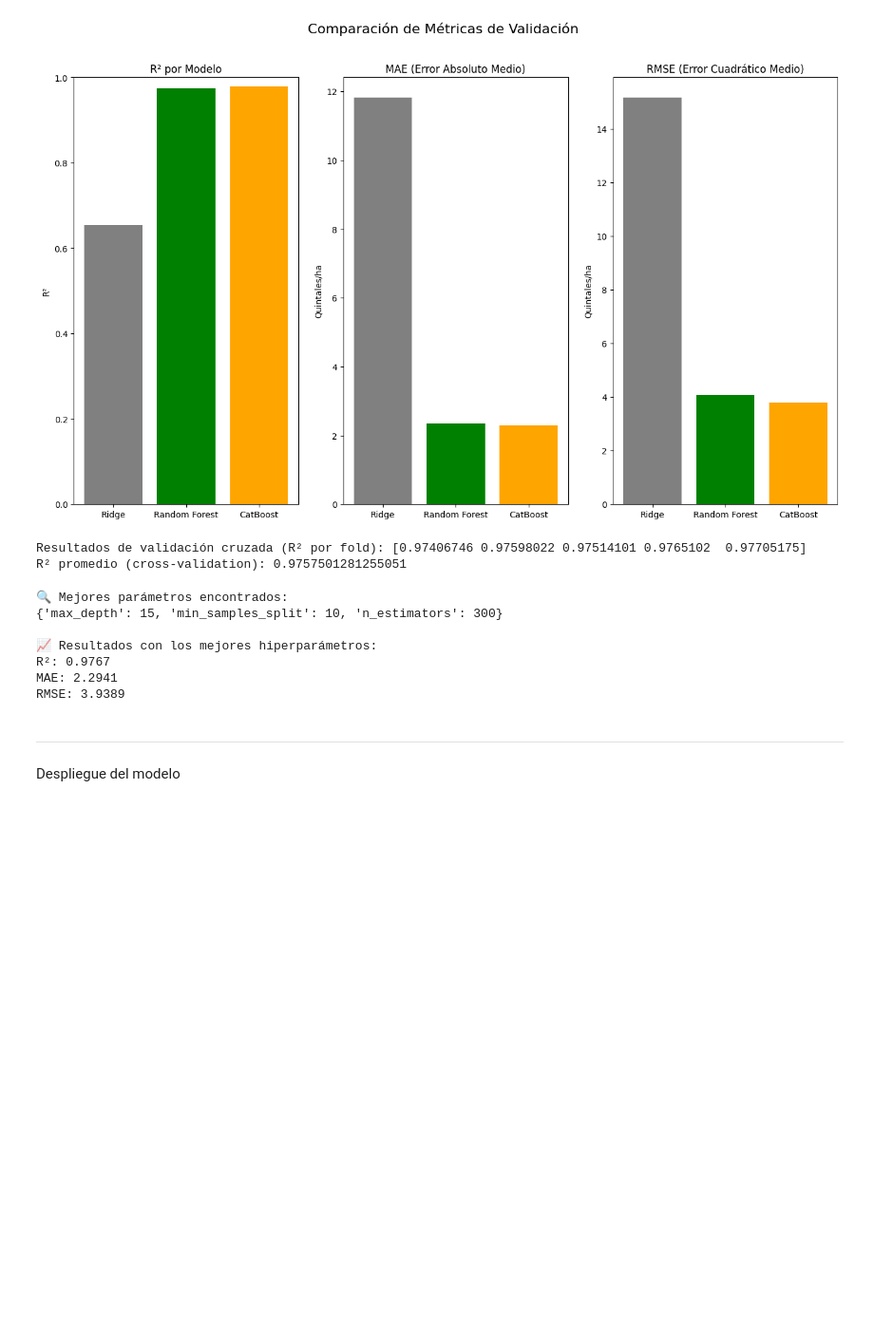
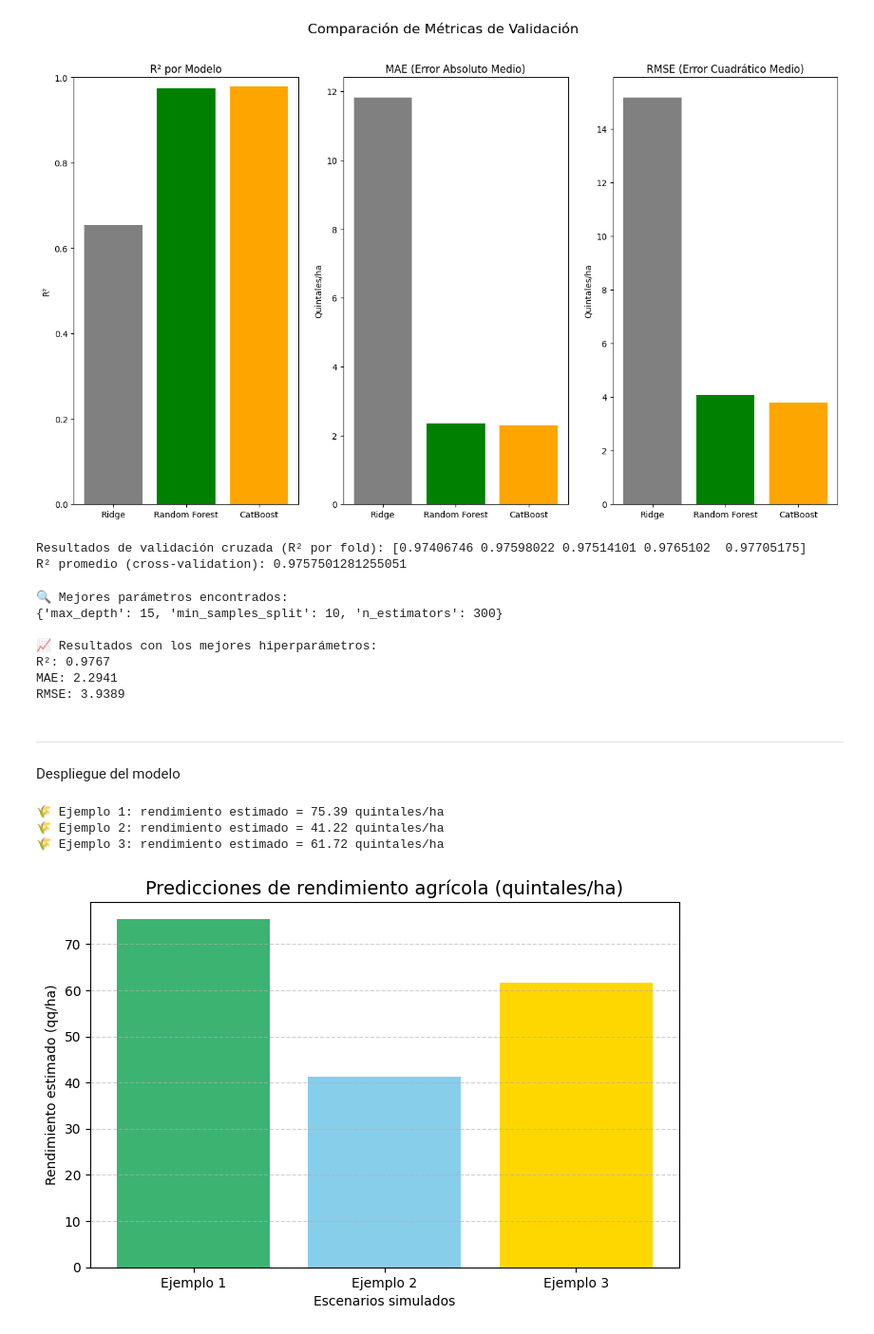
Before and after one commit to IvanSerem/agro-datascience, a Jupyter notebook: ProyectoDS_ParteI_Seremczuk.ipynb, the cells around one changed output. Shown at 95% size. Saved outputs shown, nothing was run; the diff lists cells and outputs as text; code cells hidden in the pictures; blank space fills up the shorter version.

```diff
--- a/ProyectoDS_ParteI_Seremczuk.ipynb
+++ b/ProyectoDS_ParteI_Seremczuk.ipynb
@@ -797,3 +797,62 @@ RMSE: 3.9389
 # %% [markdown]
 --------------------------------------------------------------------------------
 Despliegue del modelo
+# %%
+# =====================================================
+# 🔍 PREDICCIÓN INTERNA CON EL MODELO ENTRENADO (best_rf)
+# =====================================================
+
+import pandas as pd
+import matplotlib.pyplot as plt
+
+# --- 1️⃣ Crear nuevos datos de prueba simulados ---
+nuevos_datos = pd.DataFrame([
+    {
+        'Soil_pH': 6.5, 'Temperature': 22.0, 'Humidity': 78.0, 'Wind_Speed': 9.5,
+        'N': 70, 'P': 55, 'K': 45, 'Soil_Quality': 65,
+        'Crop_Type_Corn': 1, 'Crop_Type_Wheat': 0, 'Crop_Type_Soybean': 0, 'Crop_Type_Rice': 0,
+        'Crop_Type_Sugarcane': 0, 'Crop_Type_Tomato': 0, 'Crop_Type_Sunflower': 0, 'Crop_Type_Potato': 0,
+        'Crop_Type_Cotton': 0, 'Crop_Type_Barley': 0,
+        'Soil_Type_Loamy': 1, 'Soil_Type_Sandy': 0, 'Soil_Type_Clay': 0, 'Soil_Type_Peaty': 0, 'Soil_Type_Saline': 0
+    },
+    {
+        'Soil_pH': 5.8, 'Temperature': 19.0, 'Humidity': 82.0, 'Wind_Speed': 6.8,
+        'N': 60, 'P': 50, 'K': 40, 'Soil_Quality': 58,
+        'Crop_Type_Corn': 0, 'Crop_Type_Wheat': 0, 'Crop_Type_Soybean': 1, 'Crop_Type_Rice': 0,
+        'Crop_Type_Sugarcane': 0, 'Crop_Type_Tomato': 0, 'Crop_Type_Sunflower': 0, 'Crop_Type_Potato': 0,
+        'Crop_Type_Cotton': 0, 'Crop_Type_Barley': 0,
+        'Soil_Type_Loamy': 0, 'Soil_Type_Sandy': 1, 'Soil_Type_Clay': 0, 'Soil_Type_Peaty': 0, 'Soil_Type_Saline': 0
+    },
+    {
+        'Soil_pH': 6.7, 'Temperature': 25.0, 'Humidity': 70.0, 'Wind_Speed': 10.2,
+        'N': 85, 'P': 60, 'K': 48, 'Soil_Quality': 72,
+        'Crop_Type_Corn': 0, 'Crop_Type_Wheat': 0, 'Crop_Type_Soybean': 0, 'Crop_Type_Rice': 0,
+        'Crop_Type_Sugarcane': 1, 'Crop_Type_Tomato': 0, 'Crop_Type_Sunflower': 0, 'Crop_Type_Potato': 0,
+        'Crop_Type_Cotton': 0, 'Crop_Type_Barley': 0,
+        'Soil_Type_Loamy': 0, 'Soil_Type_Sandy': 0, 'Soil_Type_Clay': 1, 'Soil_Type_Peaty': 0, 'Soil_Type_Saline': 0
+    }
+])
+
+# --- 2️⃣ Asegurar que las columnas coincidan con las del entrenamiento ---
+nuevos_datos = nuevos_datos.reindex(columns=X_train.columns, fill_value=0)
+
+# --- 3️⃣ Realizar las predicciones ---
+predicciones = best_rf.predict(nuevos_datos)
+
+# --- 4️⃣ Mostrar resultados ---
+for i, pred in enumerate(predicciones):
+    print(f"🌾 Ejemplo {i+1}: rendimiento estimado = {pred:.2f} quintales/ha")
+
+# --- 5️⃣ Visualización rápida ---
+plt.figure(figsize=(8,5))
+plt.bar(['Ejemplo 1', 'Ejemplo 2', 'Ejemplo 3'], predicciones, color=['#3CB371', '#87CEEB', '#FFD700'])
+plt.title("Predicciones de rendimiento agrícola (quintales/ha)", fontsize=14)
+plt.ylabel("Rendimiento estimado (qq/ha)")
+plt.xlabel("Escenarios simulados")
+plt.grid(axis='y', linestyle='--', alpha=0.6)
+plt.show()
+# %% [output]
+🌾 Ejemplo 1: rendimiento estimado = 75.39 quintales/ha
+🌾 Ejemplo 2: rendimiento estimado = 41.22 quintales/ha
+🌾 Ejemplo 3: rendimiento estimado = 61.72 quintales/ha
+[figure, added]
```
